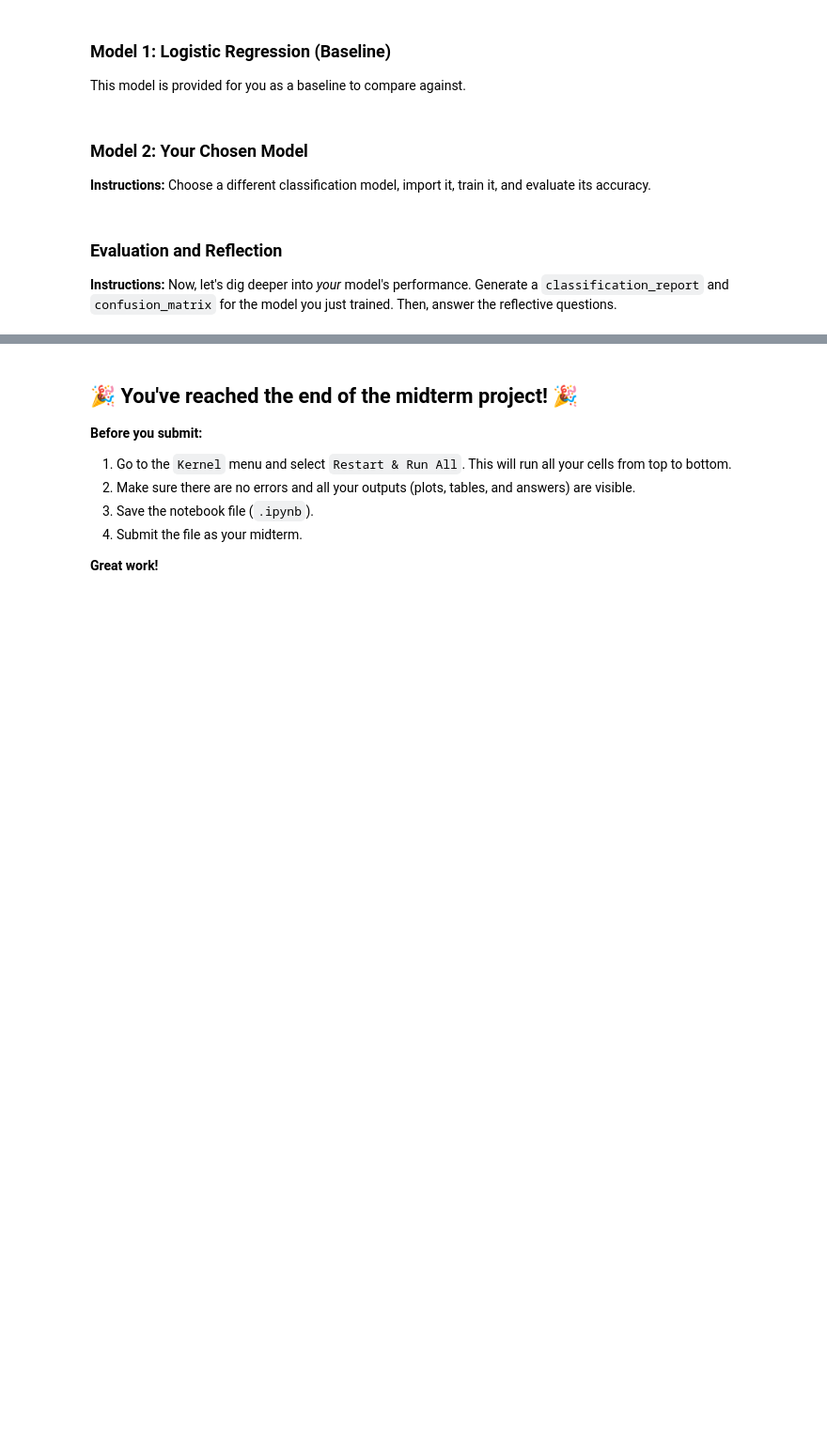
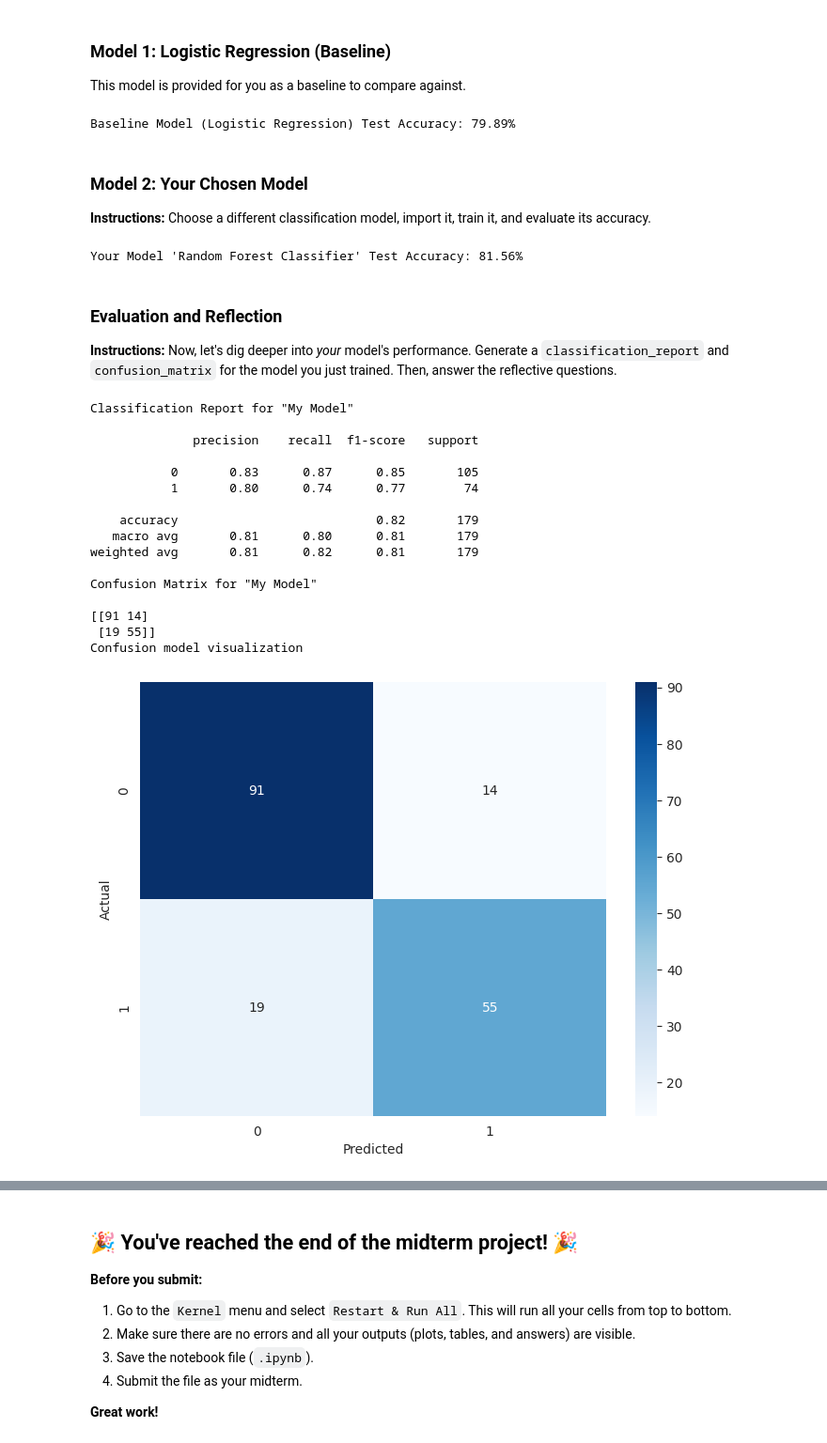
Before and after one commit to CeZa18/ITAI-1371-ML-Labs, a Jupyter notebook: Midterm_Project_Lab_CesarZaldivar_ITAI1371.ipynb, the cells around one changed output, grey strips where cells are left out. Shown at 94% size. Drawn from its saved outputs; the diff is of its cells as text; code cells hidden in the pictures; blank space fills up the shorter version.

```diff
--- a/Midterm_Project_Lab_CesarZaldivar_ITAI1371.ipynb
+++ b/Midterm_Project_Lab_CesarZaldivar_ITAI1371.ipynb
@@ -160,17 +428,72 @@ from sklearn.model_selection import train_test_splitfrom sklearn.linear_model im
 ### Model 1: Logistic Regression (Baseline)
 This model is provided for you as a baseline to compare against.
 # %%
-# Train the baseline modellog_reg = LogisticRegression(max_iter=1000, random_state=42)log_reg.fit(X_train, y_train)# Make predictions and evaluatey_pred_log_reg = log_reg.predict(X_test)acc_log_reg = accuracy_score(y_test, y_pred_log_reg)print(f"Baseline Model (Logistic Regression) Test Accuracy: {acc_log_reg:.2%}")
+# Train the baseline model
+log_reg = LogisticRegression(max_iter=1000, random_state=42)
+log_reg.fit(X_train, y_train)
+# Make predictions and evaluate
+y_pred_log_reg = log_reg.predict(X_test)
+acc_log_reg = accuracy_score(y_test, y_pred_log_reg)
+print(f"Baseline Model (Logistic Regression) Test Accuracy: {acc_log_reg:.2%}")
+# %% [output]
+Baseline Model (Logistic Regression) Test Accuracy: 79.89%
 # %% [markdown]
 ### Model 2: Your Chosen Model
 **Instructions:** Choose a different classification model, import it, train it, and evaluate its accuracy.
 # %%
-# --- ENTER YOUR CODE HERE ---# 1. Import your chosen model class# from sklearn.ensemble import RandomForestClassifier# 2. Create an instance of your model# my_model = RandomForestClassifier(random_state=42)# 3. Train your model on the training data# my_model.fit(X_train, y_train)# 4. Make predictions on the test data# y_pred_my_model = my_model.predict(X_test)# 5. Calculate the accuracy of your model# acc_my_model = accuracy_score(y_test, y_pred_my_model)# print(f"Your Model (...) Test Accuracy: {acc_my_model:.2%}")# --- END OF YOUR CODE ---
+# --- ENTER YOUR CODE HERE ---
+# 1. Import your chosen model class
+from sklearn.ensemble import RandomForestClassifier
+# 2. Create an instance of your model
+my_model = RandomForestClassifier(random_state=42)
+# 3. Train your model on the training data
+my_model.fit(X_train, y_train)
+# 4. Make predictions on the test data
+y_pred_my_model = my_model.predict(X_test)
+# 5. Calculate the accuracy of your model
+acc_my_model = accuracy_score(y_test, y_pred_my_model)
+print(f"Your Model 'Random Forest Classifier' Test Accuracy: {acc_my_model:.2%}")
+# --- END OF YOUR CODE ---
+# %% [output]
+Your Model 'Random Forest Classifier' Test Accuracy: 81.56%
 # %% [markdown]
 ### Evaluation and Reflection
 **Instructions:** Now, let's dig deeper into *your* model's performance. Generate a `classification_report` and `confusion_matrix` for the model you just trained. Then, answer the reflective questions.
 # %%
-# --- ENTER YOUR CODE HERE ---# Generate and print the classification report for your model# print(classification_report(y_test, y_pred_my_model))# Generate and print the confusion matrix for your model# cm = confusion_matrix(y_test, y_pred_my_model)# print(cm)# Optional: Visualize the confusion matrix# plt.figure(figsize=(8, 6))# sns.heatmap(cm, annot=True, fmt='d', cmap='Blues')# plt.xlabel('Predicted')# plt.ylabel('Actual')# plt.show()# --- END OF YOUR CODE ---
+# --- ENTER YOUR CODE HERE ---
+# Generate and print the classification report for your model
+print('''Classification Report for "My Model"\n''')
+print(classification_report(y_test, y_pred_my_model))
+# Generate and print the confusion matrix for your model
+print('''Confusion Matrix for "My Model"\n''')
+cm = confusion_matrix(y_test, y_pred_my_model)
+print(cm)
+# Optional: Visualize the confusion matrix
+print("Confusion model visualization\n")
+plt.figure(figsize=(8, 6))
+sns.heatmap(cm, annot=True, fmt='d', cmap='Blues')
+plt.xlabel('Predicted')
+plt.ylabel('Actual')
+plt.show()
+# --- END OF YOUR CODE ---
+# %% [output]
+Classification Report for "My Model"
+
+              precision    recall  f1-score   support
+
+           0       0.83      0.87      0.85       105
+           1       0.80      0.74      0.77        74
+
+    accuracy                           0.82       179
+   macro avg       0.81      0.80      0.81       179
+weighted avg       0.81      0.82      0.81       179
+
+Confusion Matrix for "My Model"
+
+[[91 14]
+ [19 55]]
+Confusion model visualization
+[figure, added]
 # %% [markdown]
 **Reflection Questions:**
 
```
Also changed, not shown: parts of 16 cells of this notebook.
